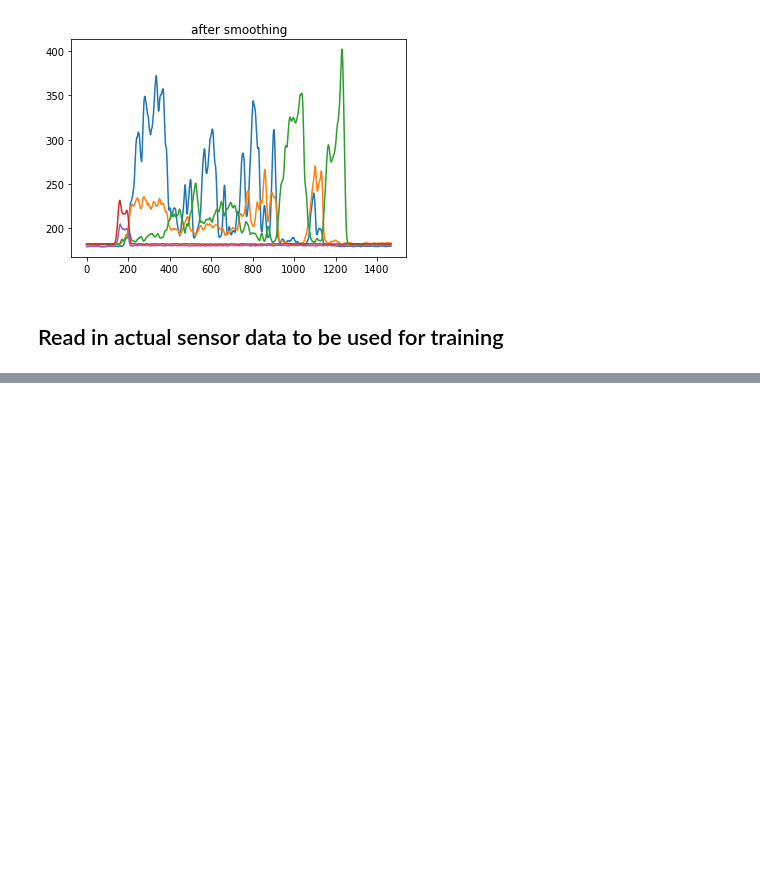
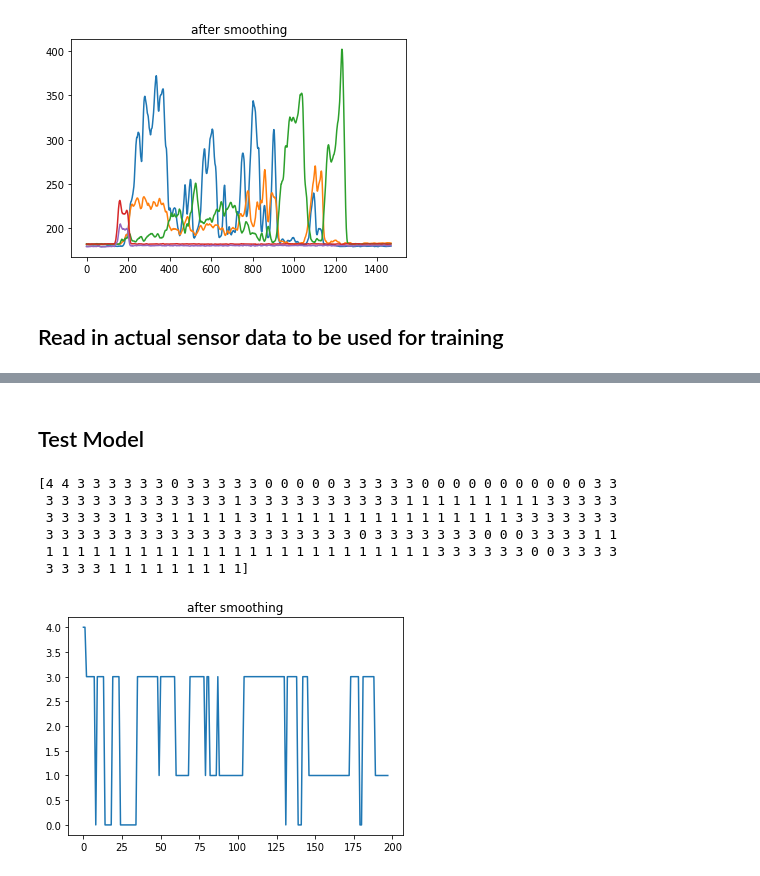
Before and after one commit to agola11/SquatIQ, a Jupyter notebook: experimentation/squatiq_experimentation.ipynb, the cells around one changed output, grey strips where cells are left out. Cells and saved outputs as stored; diff of their text form; code cells hidden in the pictures; blank space fills up the shorter version.

```diff
--- a/experimentation/squatiq_experimentation.ipynb
+++ b/experimentation/squatiq_experimentation.ipynb
@@ -49,8 +41,7 @@ sensor_data_smth = preprocess_sensor_data(sensor_data, NUM_SENSORS, h)
 
 plt.figure()
 plt.title("after smoothing")
-for val in sensor_data_smth:
-    plt.plot(val)
+plt.plot(sensor_data_smth)
 plt.show()
 # %% [output]
 [figure]
@@ -79,0 +104,6 @@ for fn in input_files.keys():
+# %%
+X = np.vstack(Xs)
+Y = np.hstack(Ys)
+
+print (X.shape)
+print (Y.shape)
@@ -79,0 +134,27 @@ for fn in input_files.keys():
+# %% [markdown]
+## Test Model
+# %%
+classes_inv = {0:'heel_lift_pronation_end.csv',
+               1:'heel_lift_supination_end.csv',
+               2:'pure_supination_end.csv',
+               3:'pure_heel_lift_end.csv',
+               4:'pure_pronation_end.csv'}
+
+Z = clf.predict(X_test)
+
+Z_str = [classes_inv[val] for val in Z]
+
+print (Z)
+
+plt.figure()
+plt.title("after smoothing")
+plt.plot(Z)
+plt.show()
+# %% [output]
+[4 4 3 3 3 3 3 3 0 3 3 3 3 3 0 0 0 0 0 3 3 3 3 3 0 0 0 0 0 0 0 0 0 0 0 3 3
+ 3 3 3 3 3 3 3 3 3 3 3 3 1 3 3 3 3 3 3 3 3 3 3 1 1 1 1 1 1 1 1 1 3 3 3 3 3
+ 3 3 3 3 3 1 3 3 1 1 1 1 1 3 1 1 1 1 1 1 1 1 1 1 1 1 1 1 1 1 3 3 3 3 3 3 3
+ 3 3 3 3 3 3 3 3 3 3 3 3 3 3 3 3 3 3 3 3 0 3 3 3 3 3 3 3 0 0 0 3 3 3 3 1 1
+ 1 1 1 1 1 1 1 1 1 1 1 1 1 1 1 1 1 1 1 1 1 1 1 1 1 3 3 3 3 3 3 0 0 3 3 3 3
+ 3 3 3 3 1 1 1 1 1 1 1 1 1]
+[figure, added]
```
Also changed, not shown: parts of 8 cells of this notebook.
